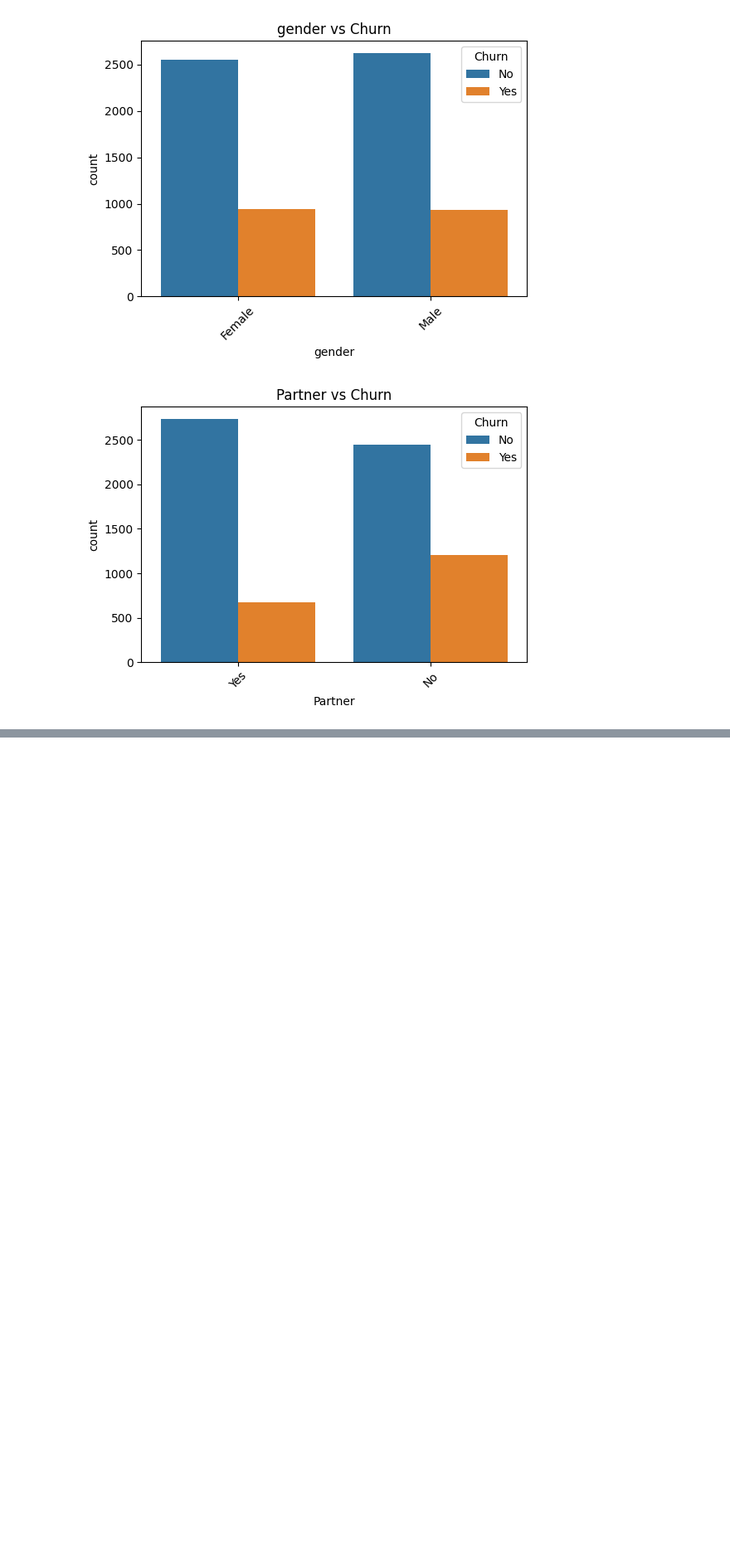
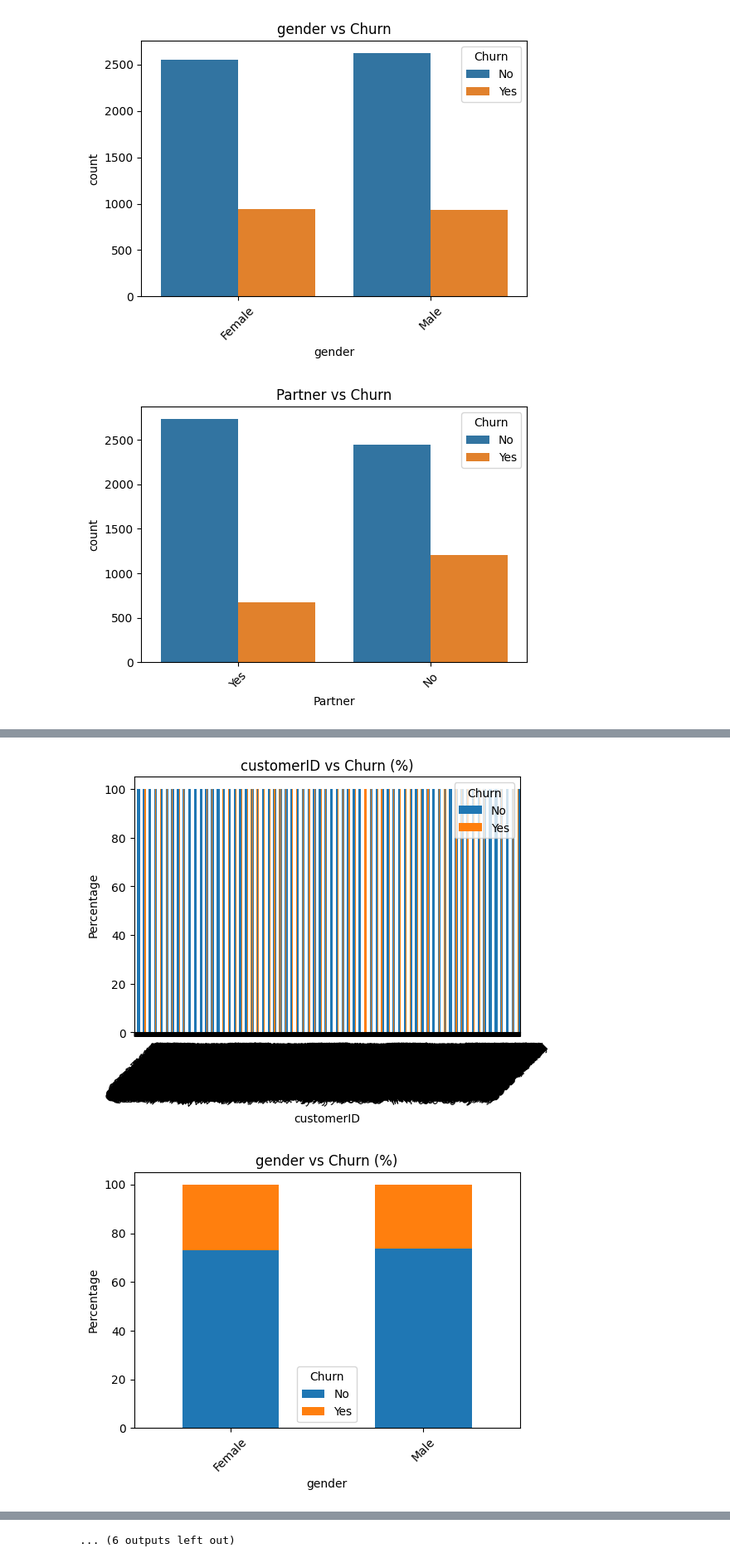
Before and after one commit to BHARATH077/customer-churn-ml, a Jupyter notebook: notebooks/01_data_exploration.ipynb, the cells around one changed output, grey strips where cells are left out. Shown: that part at 83% size. Saved outputs shown, nothing was run; the diff lists cells and outputs as text; code cells hidden in the pictures; blank space fills up the shorter version.

```diff
--- a/notebooks/01_data_exploration.ipynb
+++ b/notebooks/01_data_exploration.ipynb
@@ -100,0 +141,14 @@ Name: count, dtype: int64
+# %%
+# Categorical Features vs Churn
+# Percentage bar plots for categorical features vs Churn
+for col in categorical_cols:
+    churn_pct = pd.crosstab(df[col], df['Churn'], normalize='index') * 100
+    churn_pct.plot(kind='bar', stacked=True, figsize=(6,4))
+    plt.title(f"{col} vs Churn (%)")
+    plt.ylabel("Percentage")
+    plt.xticks(rotation=45)
+    plt.legend(title="Churn")
+    plt.show()
+# %% [output]
+[figure, added]
+[figure, added]
@@ -100,0 +165 @@ Name: count, dtype: int64
+... (6 outputs left out)
```
Also changed, not shown: parts of 5 cells of this notebook.
